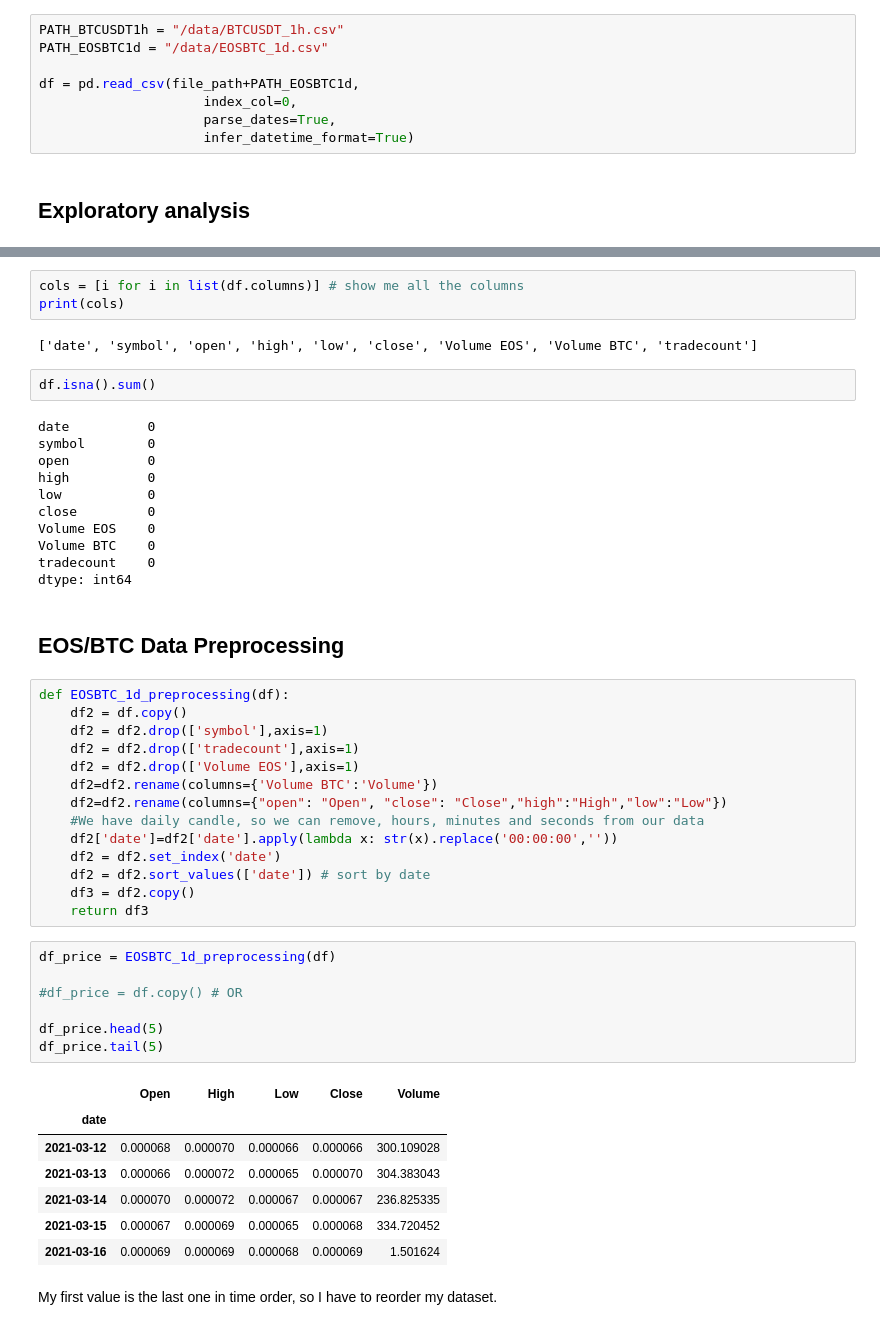
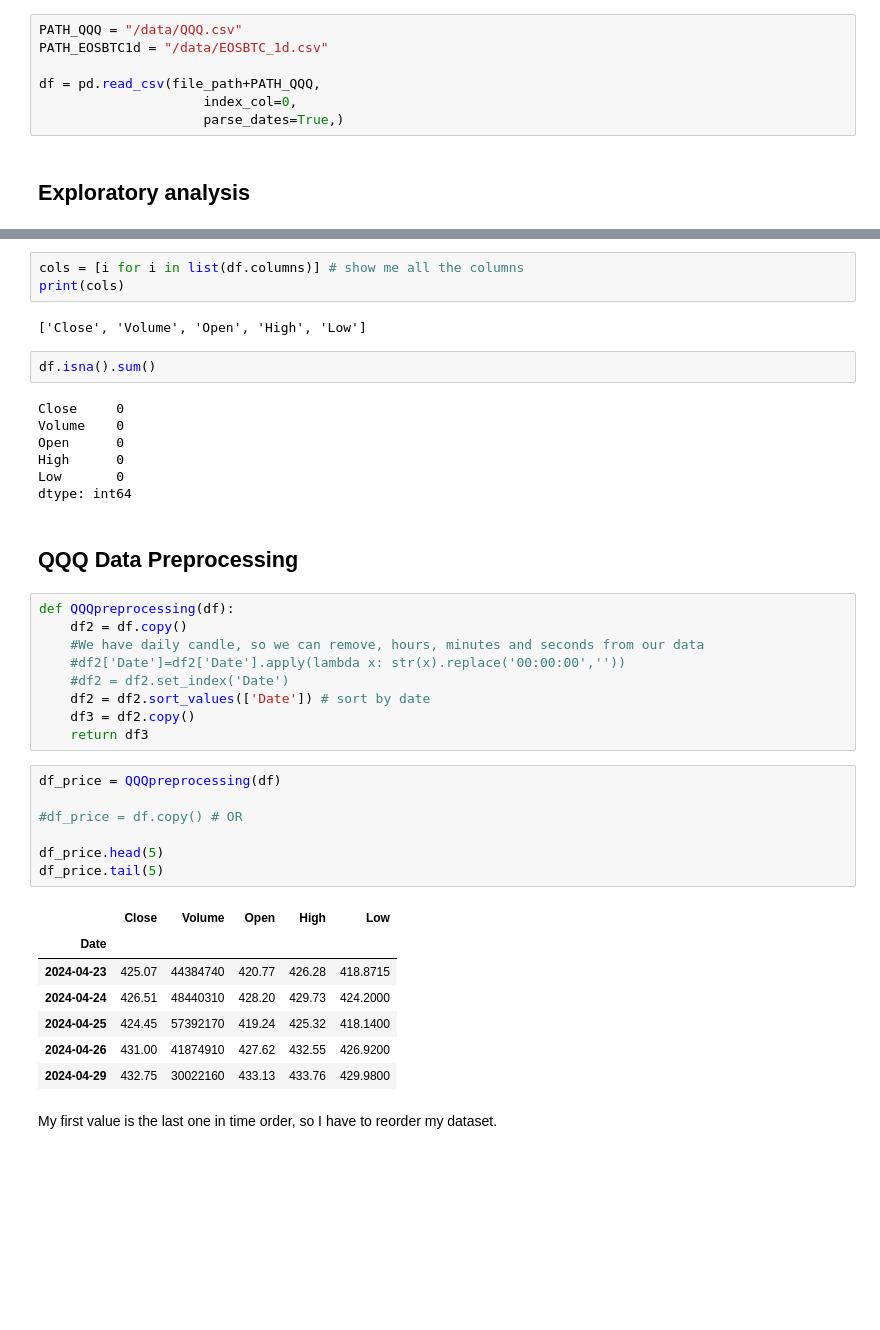
Before and after one commit to LBF-2004/trading-strategy, a Jupyter notebook: backtester.ipynb, the cells around one changed output, grey strips where cells are left out. Cells and saved outputs as stored; diff of their text form; blank space fills up the shorter version.

```diff
--- a/backtester.ipynb
+++ b/backtester.ipynb
@@ -37,13 +37,12 @@ file_path
 # %% [output]
 '/Users/liaobofei/Desktop/trading-strategy-explorer'
 # %%
-PATH_BTCUSDT1h = "/data/BTCUSDT_1h.csv"
+PATH_QQQ = "/data/QQQ.csv"
 PATH_EOSBTC1d = "/data/EOSBTC_1d.csv"
 
-df = pd.read_csv(file_path+PATH_EOSBTC1d,
+df = pd.read_csv(file_path+PATH_QQQ,
                      index_col=0,
-                     parse_dates=True,
-                     infer_datetime_format=True)
+                     parse_dates=True,)
 # %% [markdown]
 
 ## Exploratory analysis
@@ -72,52 +69,43 @@ df.describe().transpose()
 cols = [i for i in list(df.columns)] # show me all the columns
 print(cols)
 # %% [output]
-['date', 'symbol', 'open', 'high', 'low', 'close', 'Volume EOS', 'Volume BTC', 'tradecount']
+['Close', 'Volume', 'Open', 'High', 'Low']
 # %%
 df.isna().sum()
 # %% [output]
-date          0
-symbol        0
-open          0
-high          0
-low           0
-close         0
-Volume EOS    0
-Volume BTC    0
-tradecount    0
+Close     0
+Volume    0
+Open      0
+High      0
+Low       0
 dtype: int64
 # %% [markdown]
 
-## EOS/BTC Data Preprocessing
+## QQQ Data Preprocessing
 # %%
-def EOSBTC_1d_preprocessing(df):
+def QQQpreprocessing(df):
     df2 = df.copy()
-    df2 = df2.drop(['symbol'],axis=1)
-    df2 = df2.drop(['tradecount'],axis=1)
-    df2 = df2.drop(['Volume EOS'],axis=1)
-    df2=df2.rename(columns={'Volume BTC':'Volume'})
-    df2=df2.rename(columns={"open": "Open", "close": "Close","high":"High","low":"Low"})
     #We have daily candle, so we can remove, hours, minutes and seconds from our data
-    df2['date']=df2['date'].apply(lambda x: str(x).replace('00:00:00',''))
-    df2 = df2.set_index('date')
-    df2 = df2.sort_values(['date']) # sort by date
+    #df2['Date']=df2['Date'].apply(lambda x: str(x).replace('00:00:00',''))
+    #df2 = df2.set_index('Date')
+    df2 = df2.sort_values(['Date']) # sort by date
     df3 = df2.copy()
     return df3
 # %%
-df_price = EOSBTC_1d_preprocessing(df)
+df_price = QQQpreprocessing(df)
 
 #df_price = df.copy() # OR
 
 df_price.head(5)
 df_price.tail(5)
 # %% [output]
-|  | Open | High | Low | Close | Volume |
-| date |  |  |  |  |  |
-| 2021-03-12 | 0.000068 | 0.000070 | 0.000066 | 0.000066 | 300.109028 |
-| 2021-03-13 | 0.000066 | 0.000072 | 0.000065 | 0.000070 | 304.383043 |
-| 2021-03-14 | 0.000070 | 0.000072 | 0.000067 | 0.000067 | 236.825335 |
-| 2021-03-15 | 0.000067 | 0.000069 | 0.000065 | 0.000068 | 334.720452 |
-| 2021-03-16 | 0.000069 | 0.000069 | 0.000068 | 0.000069 | 1.501624 |
+|  | Close | Volume | Open | High | Low |
+| Date |  |  |  |  |  |
+| 2024-04-23 | 425.07 | 44384740 | 420.77 | 426.28 | 418.8715 |
+| 2024-04-24 | 426.51 | 48440310 | 428.20 | 429.73 | 424.2000 |
+| 2024-04-25 | 424.45 | 57392170 | 419.24 | 425.32 | 418.1400 |
+| 2024-04-26 | 431.00 | 41874910 | 427.62 | 432.55 | 426.9200 |
+| 2024-04-29 | 432.75 | 30022160 | 433.13 | 433.76 | 429.9800 |
 # %% [markdown]
 My first value is the last one in time order, so I have to reorder my dataset.
 # %% [markdown]
```
Also changed, not shown: parts of 5 cells of this notebook, 3 other files.
